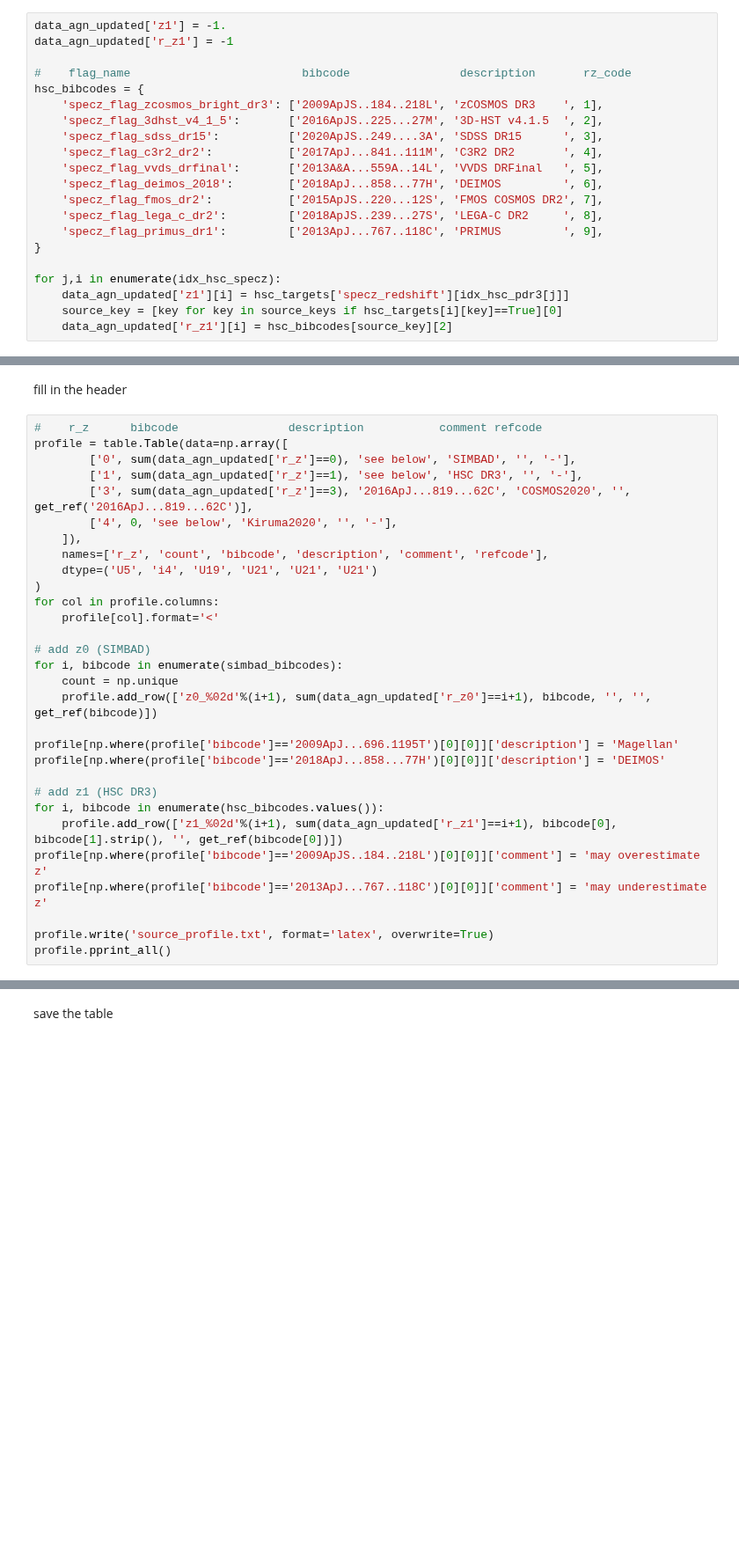
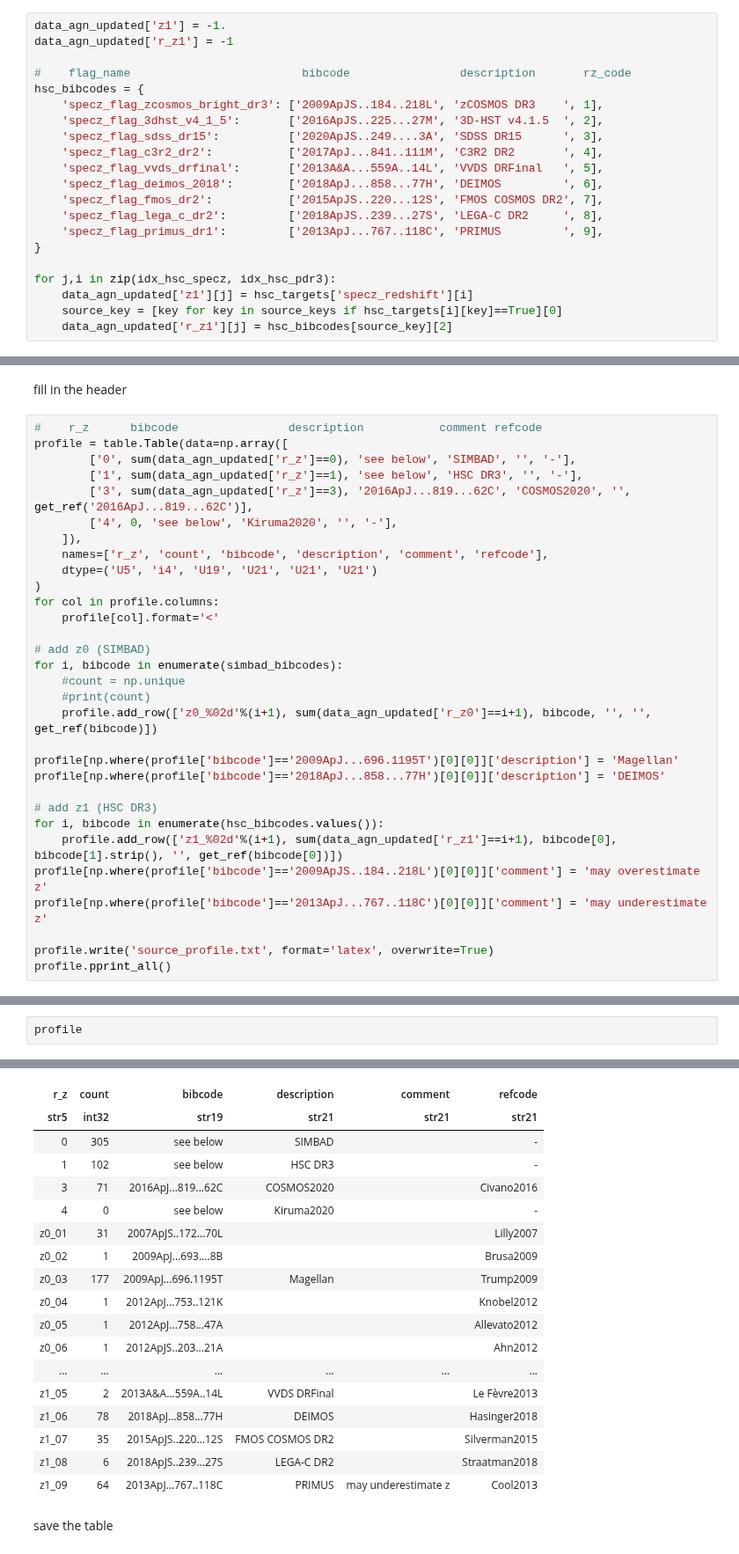
Before and after one commit to Chisen-Lupus/dwarf_agn_cosmos, a Jupyter notebook: hsc-ssp_specz.ipynb, the cells around one changed output, grey strips where cells are left out. Shown at 88% size. Cells and saved outputs as stored; diff of their text form; blank space fills up the shorter version.

Commit message:
fix count

```diff
--- a/hsc-ssp_specz.ipynb
+++ b/hsc-ssp_specz.ipynb
@@ -224,10 +224,10 @@ hsc_bibcodes = {
     'specz_flag_primus_dr1':         ['2013ApJ...767..118C', 'PRIMUS         ', 9],
 }
 
-for j,i in enumerate(idx_hsc_specz):
-    data_agn_updated['z1'][i] = hsc_targets['specz_redshift'][idx_hsc_pdr3[j]]
+for j,i in zip(idx_hsc_specz, idx_hsc_pdr3):
+    data_agn_updated['z1'][j] = hsc_targets['specz_redshift'][i]
     source_key = [key for key in source_keys if hsc_targets[i][key]==True][0]
-    data_agn_updated['r_z1'][i] = hsc_bibcodes[source_key][2]
+    data_agn_updated['r_z1'][j] = hsc_bibcodes[source_key][2]
 # %% [markdown]
 ### Match to COSMOS2020 to get photometry and photo-z
 
@@ -296,7 +296,8 @@ for col in profile.columns:
 
 # add z0 (SIMBAD)
 for i, bibcode in enumerate(simbad_bibcodes):
-    count = np.unique
+    #count = np.unique
+    #print(count)
     profile.add_row(['z0_%02d'%(i+1), sum(data_agn_updated['r_z0']==i+1), bibcode, '', '', get_ref(bibcode)])
 
 profile[np.where(profile['bibcode']=='2009ApJ...696.1195T')[0][0]]['description'] = 'Magellan'
@@ -330,0 +332,3 @@ z1_09 87    2013ApJ...767..118C PRIMUS          may underestimate z Cool2013
+# %%
+profile
+# %% [output]
@@ -331,3 +336,21 @@ z1_09 87    2013ApJ...767..118C PRIMUS          may underestimate z Cool2013
+| r_z | count | bibcode | description | comment | refcode |
+| str5 | int32 | str19 | str21 | str21 | str21 |
+| 0 | 305 | see below | SIMBAD |  | - |
+| 1 | 102 | see below | HSC DR3 |  | - |
+| 3 | 71 | 2016ApJ...819...62C | COSMOS2020 |  | Civano2016 |
+| 4 | 0 | see below | Kiruma2020 |  | - |
+| z0_01 | 31 | 2007ApJS..172...70L |  |  | Lilly2007 |
+| z0_02 | 1 | 2009ApJ...693....8B |  |  | Brusa2009 |
+| z0_03 | 177 | 2009ApJ...696.1195T | Magellan |  | Trump2009 |
+| z0_04 | 1 | 2012ApJ...753..121K |  |  | Knobel2012 |
+| z0_05 | 1 | 2012ApJ...758...47A |  |  | Allevato2012 |
+| z0_06 | 1 | 2012ApJS..203...21A |  |  | Ahn2012 |
+| ... | ... | ... | ... | ... | ... |
+| z1_05 | 2 | 2013A&A...559A..14L | VVDS DRFinal |  | Le Fèvre2013 |
+| z1_06 | 78 | 2018ApJ...858...77H | DEIMOS |  | Hasinger2018 |
+| z1_07 | 35 | 2015ApJS..220...12S | FMOS COSMOS DR2 |  | Silverman2015 |
+| z1_08 | 6 | 2018ApJS..239...27S | LEGA-C DR2 |  | Straatman2018 |
+| z1_09 | 64 | 2013ApJ...767..118C | PRIMUS | may underestimate z | Cool2013 |
 # %% [markdown]
 save the table
 # %%
```
Also changed, not shown: parts of 2 cells of this notebook.
